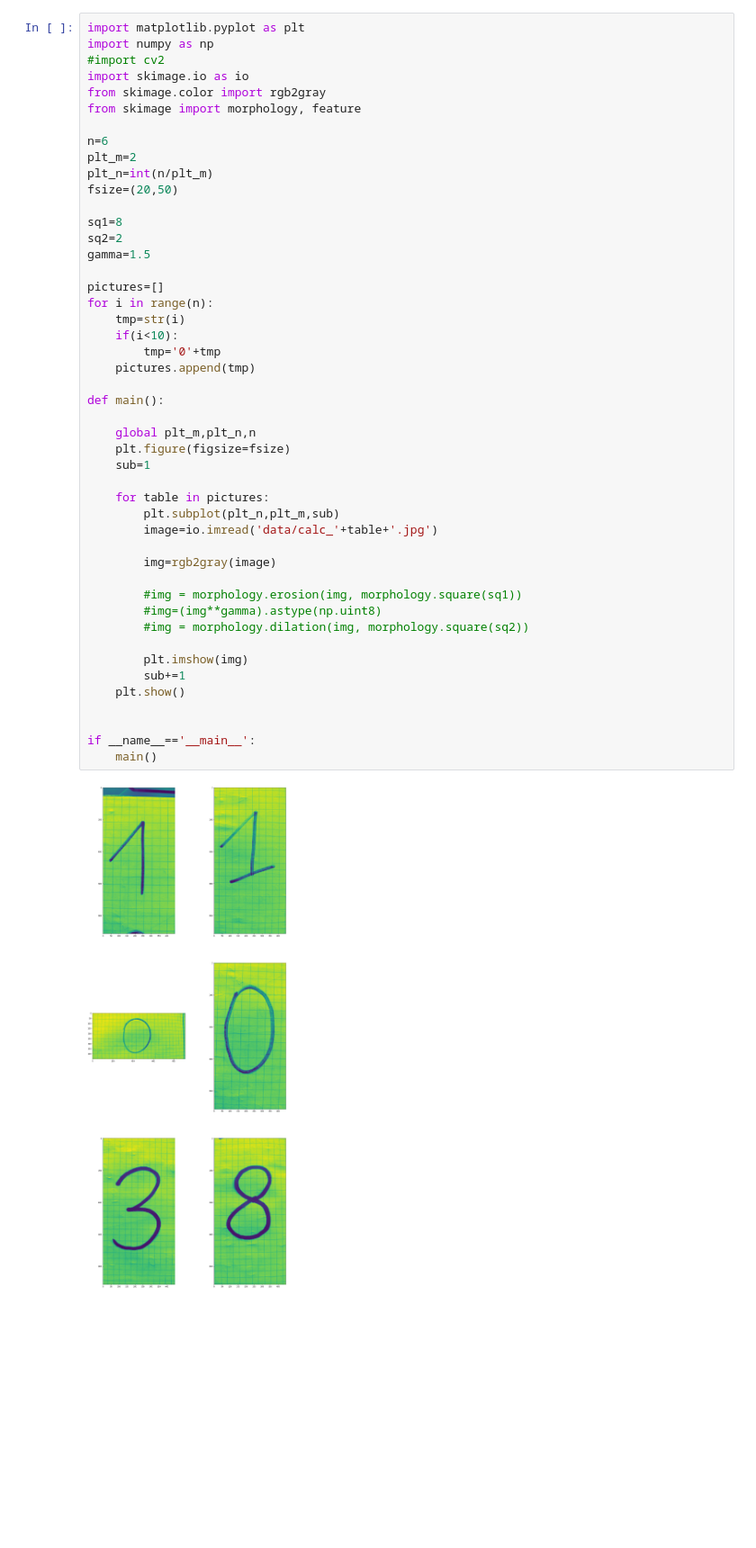
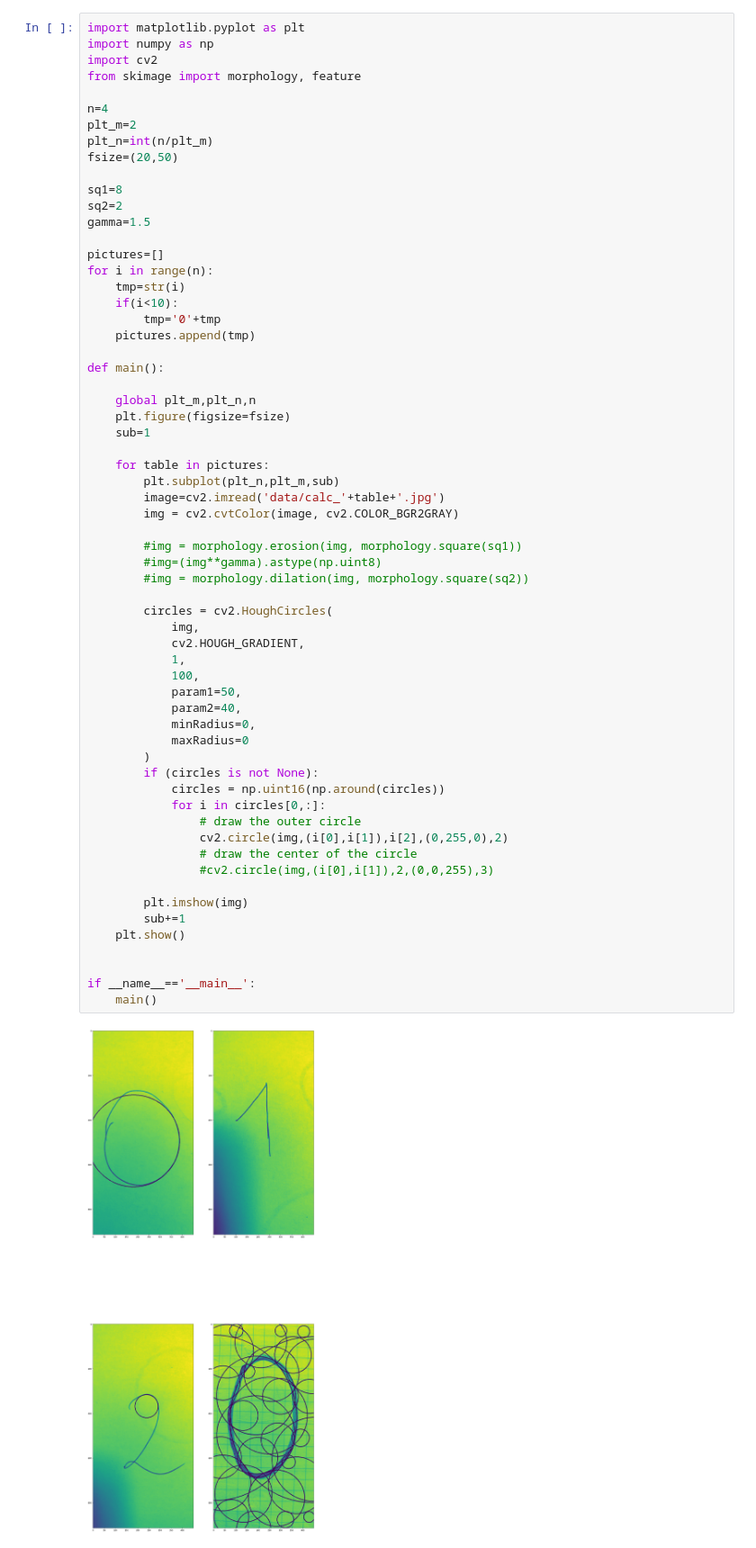
Before and after one commit to Szymon-Krysztopolski/Rozpoznawanie_liczb_ze_zdj, a Jupyter notebook: Calculator.ipynb, the cells around one changed output. Shown at 90% size. Drawn from its saved outputs; the diff is of its cells as text; blank space fills up the shorter version.

Commit message:
first circles

```diff
--- a/Calculator.ipynb
+++ b/Calculator.ipynb
@@ -1,12 +1,10 @@
 # %%
 import matplotlib.pyplot as plt
 import numpy as np
-#import cv2
-import skimage.io as io
-from skimage.color import rgb2gray
+import cv2
 from skimage import morphology, feature
 
-n=6
+n=4
 plt_m=2
 plt_n=int(n/plt_m)
 fsize=(20,50)
@@ -16,34 +14,51 @@ sq2=2
 gamma=1.5
 
 pictures=[]
 for i in range(n):
     tmp=str(i)
     if(i<10):
         tmp='0'+tmp
     pictures.append(tmp)
 
 def main():
 
     global plt_m,plt_n,n
     plt.figure(figsize=fsize)
     sub=1
 
     for table in pictures:
         plt.subplot(plt_n,plt_m,sub)
-        image=io.imread('data/calc_'+table+'.jpg')
-
-        img=rgb2gray(image)
+        image=cv2.imread('data/calc_'+table+'.jpg')
+        img = cv2.cvtColor(image, cv2.COLOR_BGR2GRAY)
 
         #img = morphology.erosion(img, morphology.square(sq1))
         #img=(img**gamma).astype(np.uint8)
         #img = morphology.dilation(img, morphology.square(sq2))
+
+        circles = cv2.HoughCircles(
+            img,
+            cv2.HOUGH_GRADIENT,
+            1,
+            100,
+            param1=50,
+            param2=40,
+            minRadius=0,
+            maxRadius=0
+        )
+        if (circles is not None):
+            circles = np.uint16(np.around(circles))
+            for i in circles[0,:]:
+                # draw the outer circle
+                cv2.circle(img,(i[0],i[1]),i[2],(0,255,0),2)
+                # draw the center of the circle
+                #cv2.circle(img,(i[0],i[1]),2,(0,0,255),3)
 
         plt.imshow(img)
         sub+=1
     plt.show()
 
 
 if __name__=='__main__':
     main()
 # %% [output]
-[figure, old version]
+[figure, new version]
```
Also changed, not shown: 5 other files.
